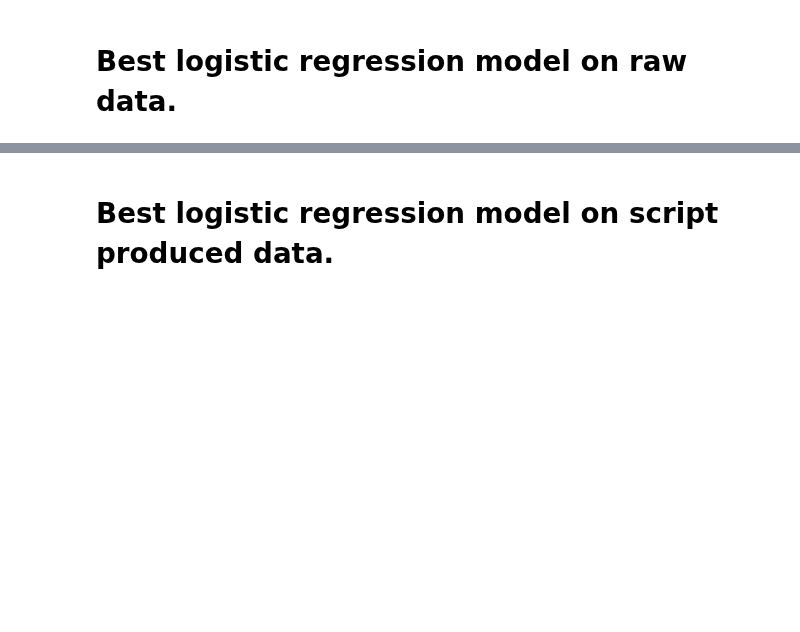
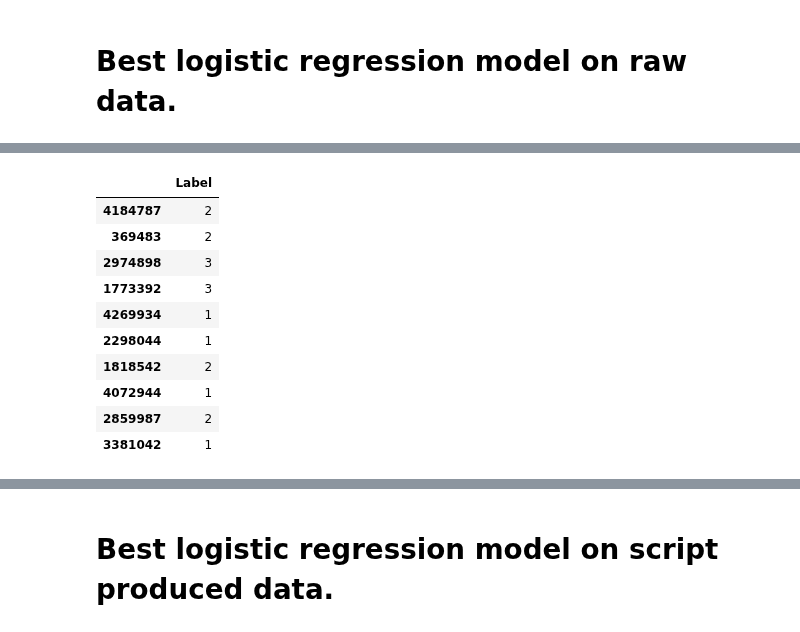
Before and after one commit to ronaldlee/eeg-feature-generation, a Jupyter notebook: chalini_w207_project_ron.ipynb, the cells around one changed output, grey strips where cells are left out. Cells and saved outputs as stored; diff of their text form; code cells hidden in the pictures; blank space fills up the shorter version.

```diff
--- a/chalini_w207_project_ron.ipynb
+++ b/chalini_w207_project_ron.ipynb
@@ -51,7 +64,27 @@ raw_df["Label"] = raw_df["Label"].map(map_labels)
 # %%
 Xr = raw_df.iloc[:,:-1]
 yr = raw_df.iloc[:,-1:]
-Xr_train, Xr_test, yr_train, yr_test = train_test_split(Xr, yr, train_size=0.7, random_state=0)
+Xr_train, Xr_validate, yr_train, yr_validate = train_test_split(Xr, yr, train_size=0.6, random_state=0)
+
+Xr_validate, Xr_test, yr_validate, yr_test = train_test_split(Xr_validate, yr_validate, train_size=0.5, random_state=0)
+
+# yr_train = pd.get_dummies(yr_train)
+# yr_validate = pd.get_dummies(yr_validate)
+# yr_test = pd.get_dummies(yr_test)
+
+yr_train.iloc[0:10]
+# %% [output]
+|  | Label |
+| 4184787 | 2 |
+| 369483 | 2 |
+| 2974898 | 3 |
+| 1773392 | 3 |
+| 4269934 | 1 |
+| 2298044 | 1 |
+| 1818542 | 2 |
+| 4072944 | 1 |
+| 2859987 | 2 |
+| 3381042 | 1 |
 # %%
 print('Shape of data: ', raw_df.shape)
 print('train features.shape: ', Xr_train.shape)
```
Also changed, not shown: parts of 9 cells of this notebook.
